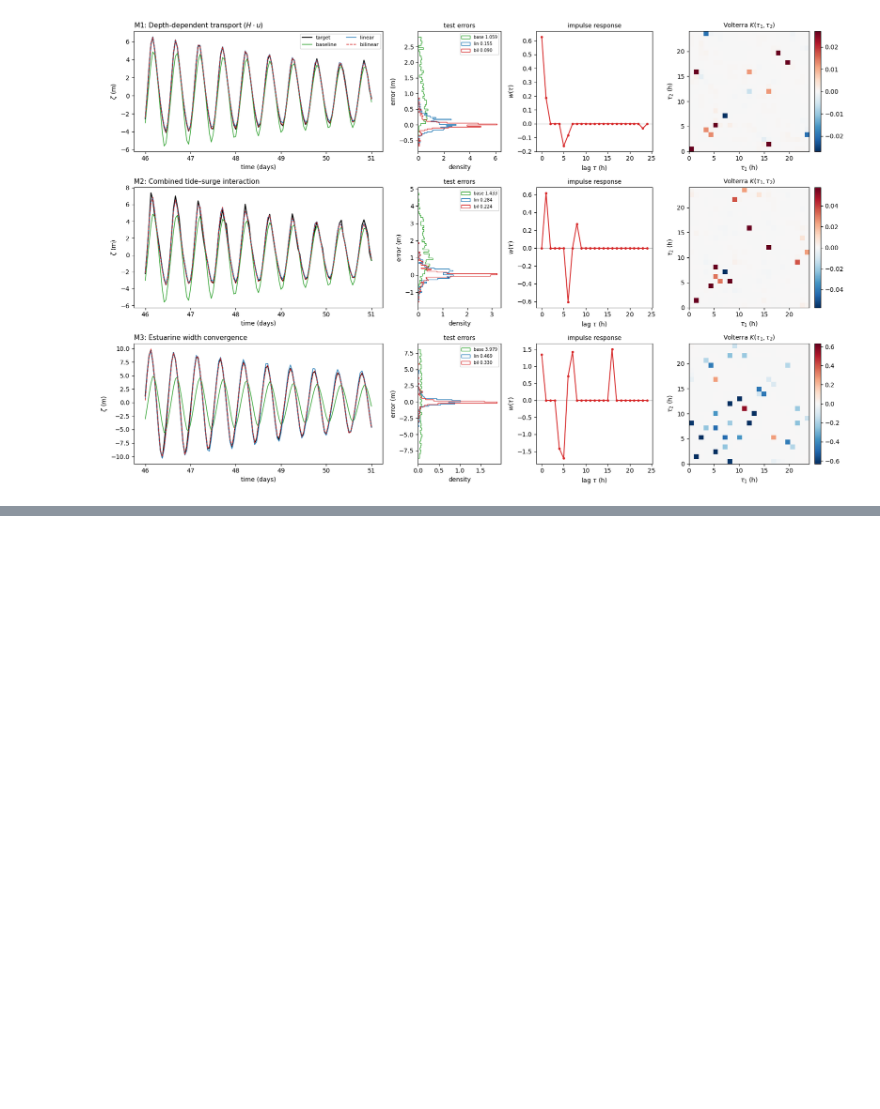
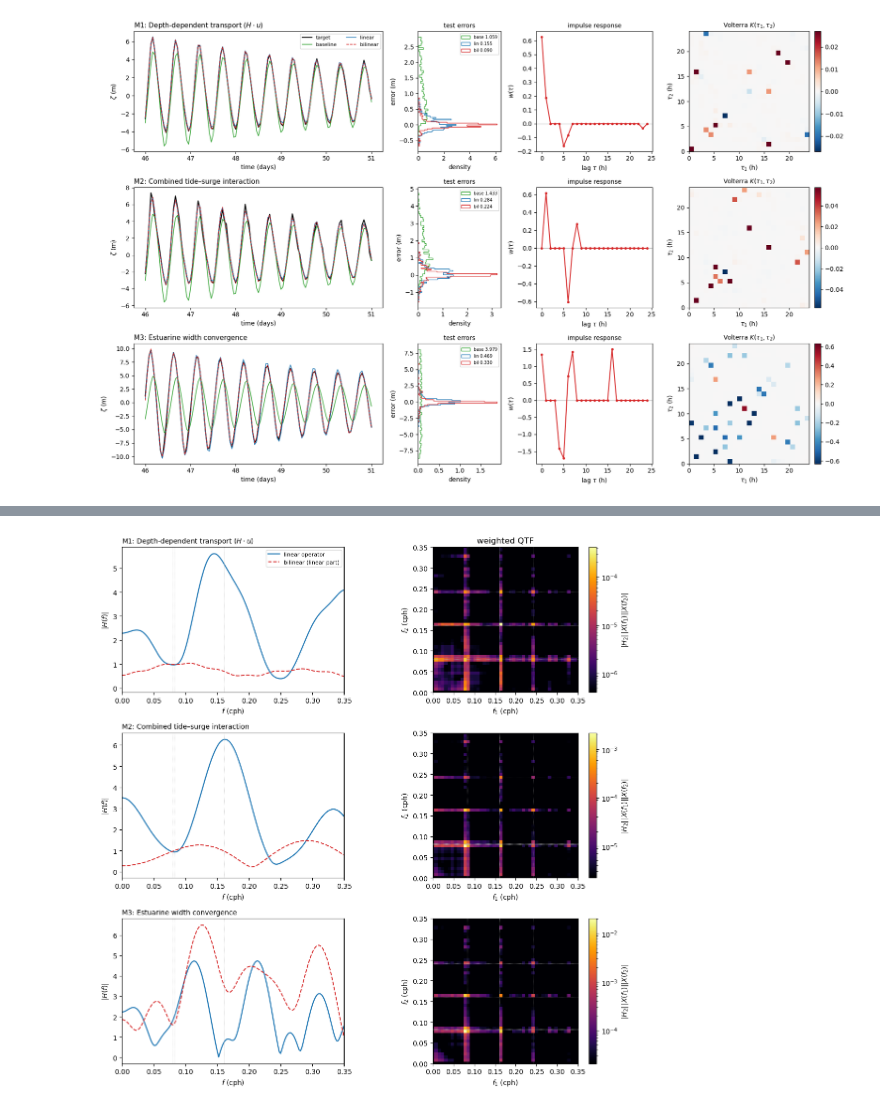
Before and after one commit to thomasmonahan/hydromend, a Jupyter notebook: examples/1-d_estuary.ipynb, the cells around one changed output, grey strips where cells are left out. Saved outputs shown, nothing was run; the diff lists cells and outputs as text; code cells hidden in the pictures; blank space fills up the shorter version.

```diff
--- a/examples/1-d_estuary.ipynb
+++ b/examples/1-d_estuary.ipynb
@@ -844 +853,27 @@ fig.tight_layout()
+# %%
+fig, ax = plt.subplots(nrow, 2, figsize=(11, 3.8 * nrow),
+                       gridspec_kw={"width_ratios": [1.2, 1.5]})
+if nrow == 1: ax = ax[None, :]
+
+for row, (exp, res) in enumerate(zip(experiments, results)):
+    a = ax[row, 0]
+    fL, HL = hm.linear_admittance(res["regL"], res["colsL"])
+    fB, HB = hm.linear_admittance(res["regB"], res["colsB"])
+    a.plot(fL, np.abs(HL), color=C["lin"], lw=1.6, label="linear operator")
+    a.plot(fB, np.abs(HB), color=C["bil"], lw=1.4, ls="--", label="bilinear (linear part)")
+    for fr in (1/12.42, 1/12.00, 2/12.42):
+        a.axvline(fr, color="0.75", ls=":", lw=0.6)
+    a.set_xlim(0, 0.35); a.set_xlabel(r"$f$ (cph)"); a.set_ylabel(r"$|H(f)|$")
+    a.set_title(exp["title"], loc="left", fontsize=10)
+    if row == 0:
+        a.legend(fontsize=8)
+
+    fw, W = hm.weighted_quadratic_transfer(res["regB"], res["x"], res["colsB"])
+    hm.plot_quadratic_transfer(fw, W, ax=ax[row, 1],
+                               cbar_label=r"$|H_2|\,|X(f_1)||X(f_2)|$",
+                               title="weighted QTF" if row == 0 else None)
+
+fig.tight_layout()
+# %% [output]
+[figure, added]
 # %% [markdown]
```
Also changed, not shown: parts of 2 cells of this notebook, 7 other files.
